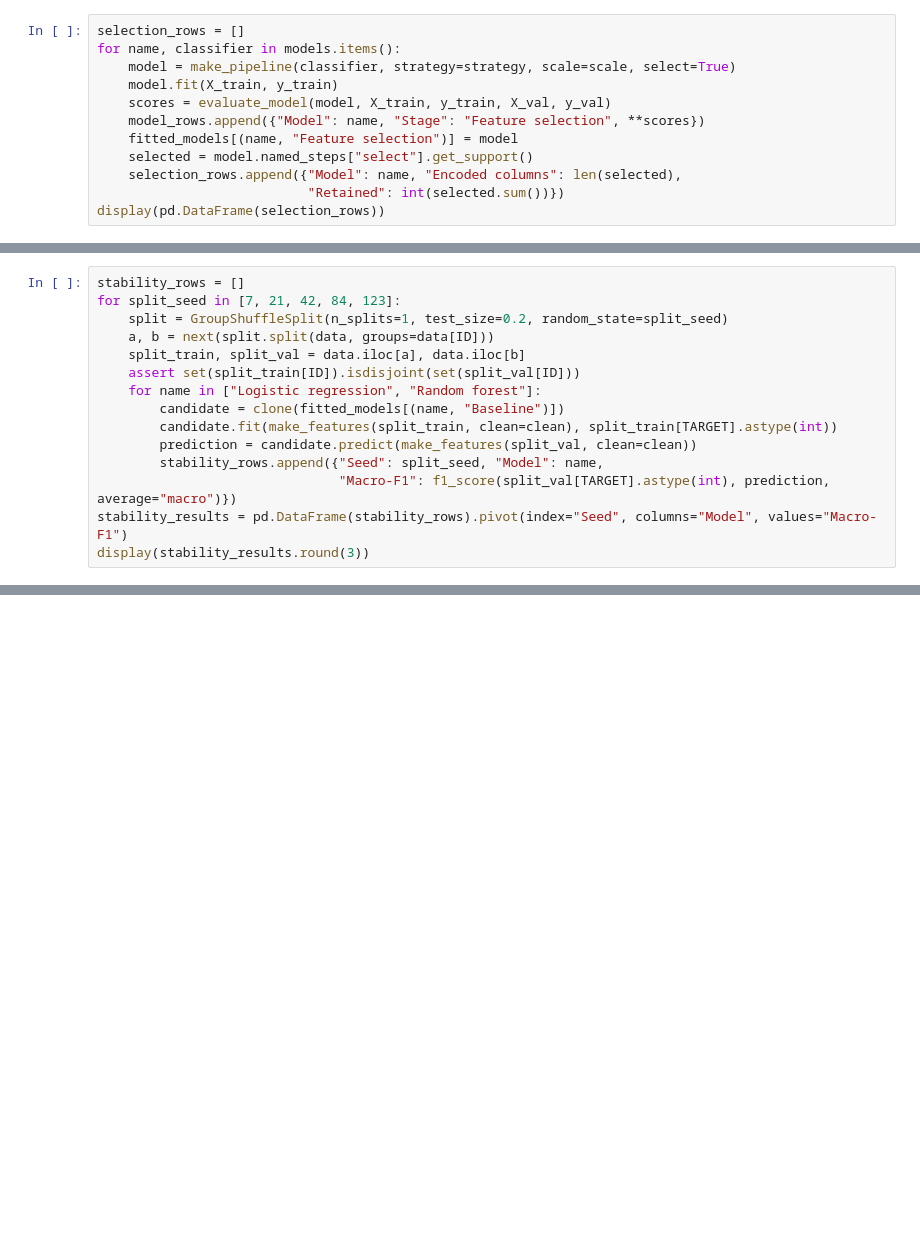
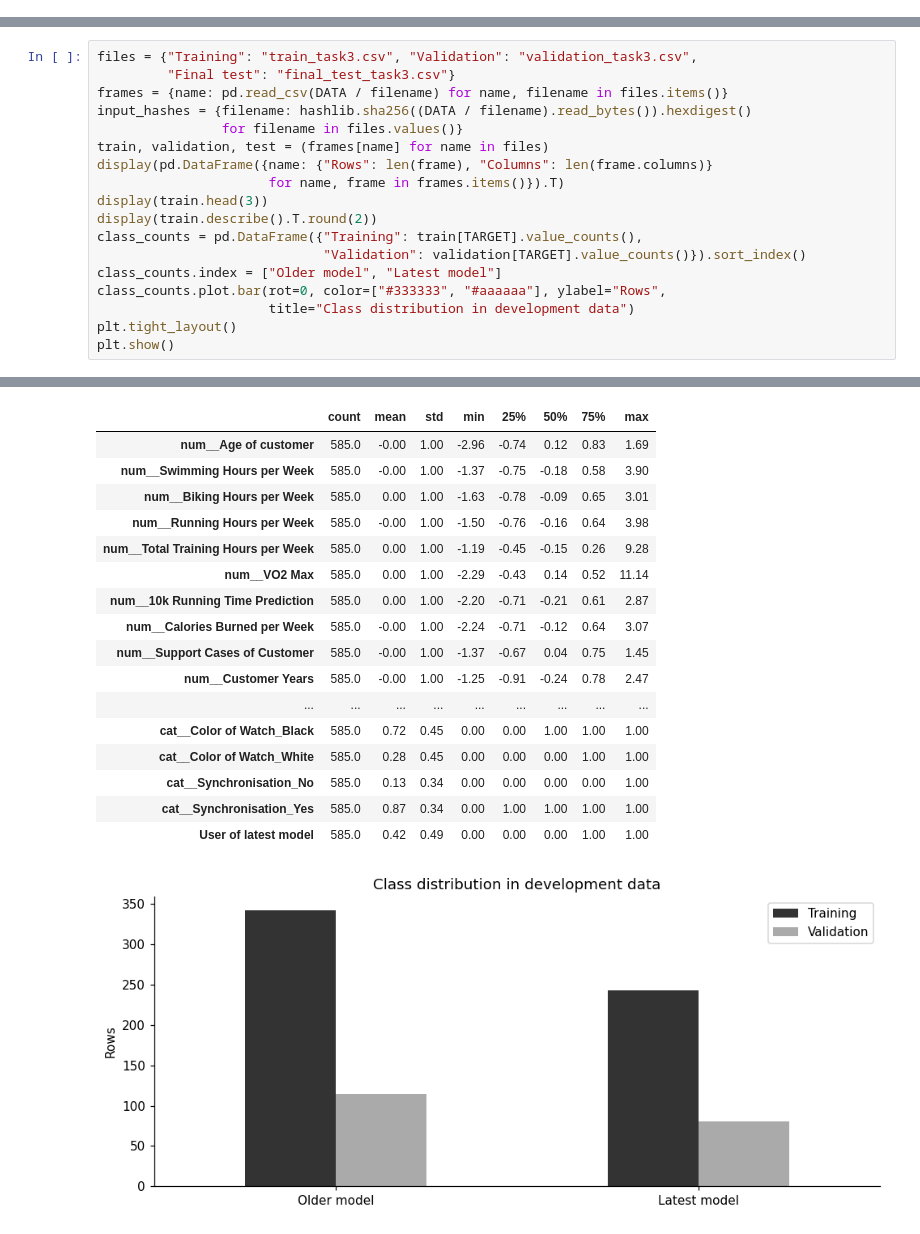
Before and after one commit to crnly/data-science-module-s4, a Jupyter notebook: data_science.ipynb, the cells around one changed output, grey strips where cells are left out. Cells and saved outputs as stored; diff of their text form; blank space fills up the shorter version.

```diff
--- a/data_science.ipynb
+++ b/data_science.ipynb
@@ -335,12 +0,0 @@ The selector is trained within the pipeline; we also check for decreases in perf
-# %%
-selection_rows = []
-for name, classifier in models.items():
-    model = make_pipeline(classifier, strategy=strategy, scale=scale, select=True)
-    model.fit(X_train, y_train)
-    scores = evaluate_model(model, X_train, y_train, X_val, y_val)
-    model_rows.append({"Model": name, "Stage": "Feature selection", **scores})
-    fitted_models[(name, "Feature selection")] = model
-    selected = model.named_steps["select"].get_support()
-    selection_rows.append({"Model": name, "Encoded columns": len(selected),
-                           "Retained": int(selected.sum())})
-display(pd.DataFrame(selection_rows))
@@ -410,15 +0,0 @@ This check does not repeat the entire selection procedure or change our model ch
-# %%
-stability_rows = []
-for split_seed in [7, 21, 42, 84, 123]:
-    split = GroupShuffleSplit(n_splits=1, test_size=0.2, random_state=split_seed)
-    a, b = next(split.split(data, groups=data[ID]))
-    split_train, split_val = data.iloc[a], data.iloc[b]
-    assert set(split_train[ID]).isdisjoint(set(split_val[ID]))
-    for name in ["Logistic regression", "Random forest"]:
-        candidate = clone(fitted_models[(name, "Baseline")])
-        candidate.fit(make_features(split_train, clean=clean), split_train[TARGET].astype(int))
-        prediction = candidate.predict(make_features(split_val, clean=clean))
-        stability_rows.append({"Seed": split_seed, "Model": name,
-                               "Macro-F1": f1_score(split_val[TARGET].astype(int), prediction, average="macro")})
-stability_results = pd.DataFrame(stability_rows).pivot(index="Seed", columns="Model", values="Macro-F1")
-display(stability_results.round(3))
@@ -559,0 +55,19 @@ Exported model.pkl: complete pipeline and three original example customers.
+# %%
+files = {"Training": "train_task3.csv", "Validation": "validation_task3.csv",
+         "Final test": "final_test_task3.csv"}
+frames = {name: pd.read_csv(DATA / filename) for name, filename in files.items()}
+input_hashes = {filename: hashlib.sha256((DATA / filename).read_bytes()).hexdigest()
+                for filename in files.values()}
+train, validation, test = (frames[name] for name in files)
+display(pd.DataFrame({name: {"Rows": len(frame), "Columns": len(frame.columns)}
+                      for name, frame in frames.items()}).T)
+display(train.head(3))
+display(train.describe().T.round(2))
+class_counts = pd.DataFrame({"Training": train[TARGET].value_counts(),
+                             "Validation": validation[TARGET].value_counts()}).sort_index()
+class_counts.index = ["Older model", "Latest model"]
+class_counts.plot.bar(rot=0, color=["#333333", "#aaaaaa"], ylabel="Rows",
+                      title="Class distribution in development data")
+plt.tight_layout()
+plt.show()
+# %% [output]
@@ -559,0 +83,18 @@ Exported model.pkl: complete pipeline and three original example customers.
+|  | count | mean | std | min | 25% | 50% | 75% | max |
+| num__Age of customer | 585.0 | -0.00 | 1.00 | -2.96 | -0.74 | 0.12 | 0.83 | 1.69 |
+| num__Swimming Hours per Week | 585.0 | -0.00 | 1.00 | -1.37 | -0.75 | -0.18 | 0.58 | 3.90 |
+| num__Biking Hours per Week | 585.0 | 0.00 | 1.00 | -1.63 | -0.78 | -0.09 | 0.65 | 3.01 |
+| num__Running Hours per Week | 585.0 | -0.00 | 1.00 | -1.50 | -0.76 | -0.16 | 0.64 | 3.98 |
+| num__Total Training Hours per Week | 585.0 | 0.00 | 1.00 | -1.19 | -0.45 | -0.15 | 0.26 | 9.28 |
+| num__VO2 Max | 585.0 | 0.00 | 1.00 | -2.29 | -0.43 | 0.14 | 0.52 | 11.14 |
+| num__10k Running Time Prediction | 585.0 | 0.00 | 1.00 | -2.20 | -0.71 | -0.21 | 0.61 | 2.87 |
+| num__Calories Burned per Week | 585.0 | -0.00 | 1.00 | -2.24 | -0.71 | -0.12 | 0.64 | 3.07 |
+| num__Support Cases of Customer | 585.0 | -0.00 | 1.00 | -1.37 | -0.67 | 0.04 | 0.75 | 1.45 |
+| num__Customer Years | 585.0 | -0.00 | 1.00 | -1.25 | -0.91 | -0.24 | 0.78 | 2.47 |
+| ... | ... | ... | ... | ... | ... | ... | ... | ... |
+| cat__Color of Watch_Black | 585.0 | 0.72 | 0.45 | 0.00 | 0.00 | 1.00 | 1.00 | 1.00 |
+| cat__Color of Watch_White | 585.0 | 0.28 | 0.45 | 0.00 | 0.00 | 0.00 | 1.00 | 1.00 |
+| cat__Synchronisation_No | 585.0 | 0.13 | 0.34 | 0.00 | 0.00 | 0.00 | 0.00 | 1.00 |
+| cat__Synchronisation_Yes | 585.0 | 0.87 | 0.34 | 0.00 | 1.00 | 1.00 | 1.00 | 1.00 |
+| User of latest model | 585.0 | 0.42 | 0.49 | 0.00 | 0.00 | 0.00 | 1.00 | 1.00 |
+[figure, added]
```
Also changed, not shown: parts of 52 cells of this notebook, 13 other files.
